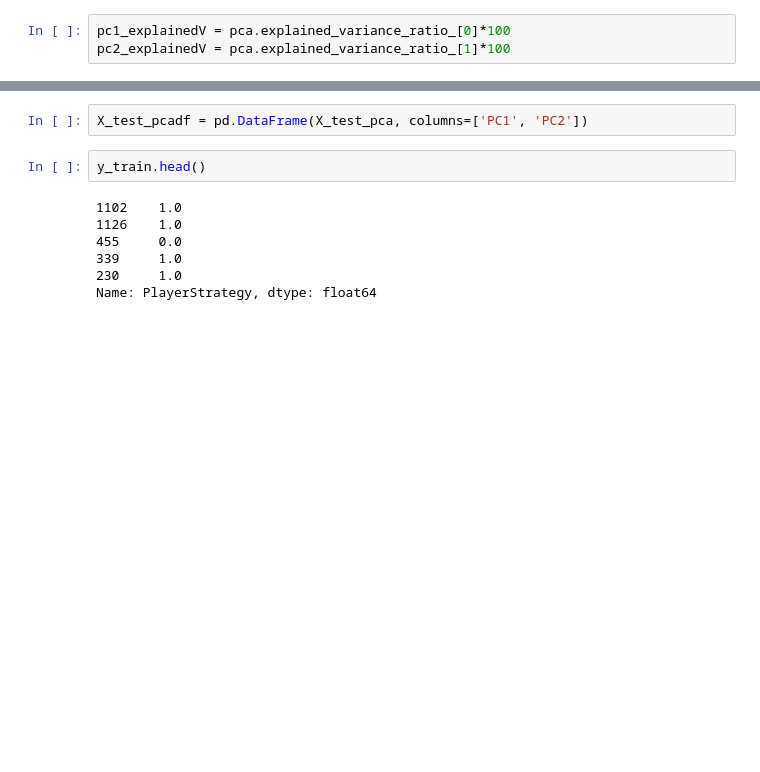
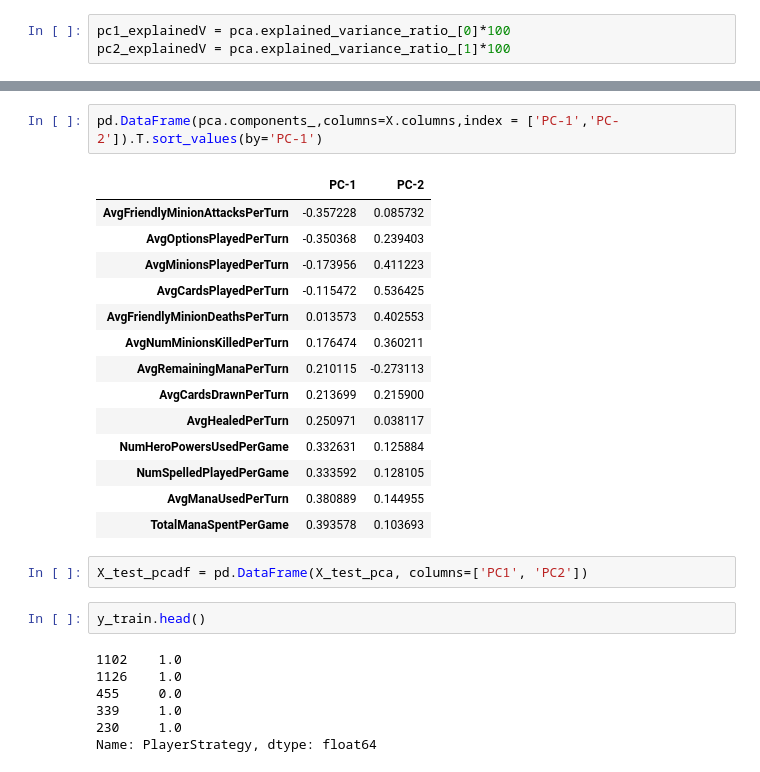
Before and after one commit to cww5/Sabber_Work_2019F, a Jupyter notebook: thesis-extensions/Spring_Data_Analysis.ipynb, the cells around one changed output, grey strips where cells are left out. Cells and saved outputs as stored; diff of their text form; blank space fills up the shorter version.

```diff
--- a/thesis-extensions/Spring_Data_Analysis.ipynb
+++ b/thesis-extensions/Spring_Data_Analysis.ipynb
@@ -1383,3 +1388,20 @@ array([[ 0.58565886,  0.05762199],
+# %%
+pd.DataFrame(pca.components_,columns=X.columns,index = ['PC-1','PC-2']).T.sort_values(by='PC-1')
+# %% [output]
+|  | PC-1 | PC-2 |
+| AvgFriendlyMinionAttacksPerTurn | -0.357228 | 0.085732 |
+| AvgOptionsPlayedPerTurn | -0.350368 | 0.239403 |
+| AvgMinionsPlayedPerTurn | -0.173956 | 0.411223 |
+| AvgCardsPlayedPerTurn | -0.115472 | 0.536425 |
+| AvgFriendlyMinionDeathsPerTurn | 0.013573 | 0.402553 |
+| AvgNumMinionsKilledPerTurn | 0.176474 | 0.360211 |
+| AvgRemainingManaPerTurn | 0.210115 | -0.273113 |
+| AvgCardsDrawnPerTurn | 0.213699 | 0.215900 |
+| AvgHealedPerTurn | 0.250971 | 0.038117 |
+| NumHeroPowersUsedPerGame | 0.332631 | 0.125884 |
+| NumSpelledPlayedPerGame | 0.333592 | 0.128105 |
+| AvgManaUsedPerTurn | 0.380889 | 0.144955 |
+| TotalManaSpentPerGame | 0.393578 | 0.103693 |
 # %%
 X_test_pcadf = pd.DataFrame(X_test_pca, columns=['PC1', 'PC2'])
 # %%
```
Also changed, not shown: parts of 3 cells of this notebook.
